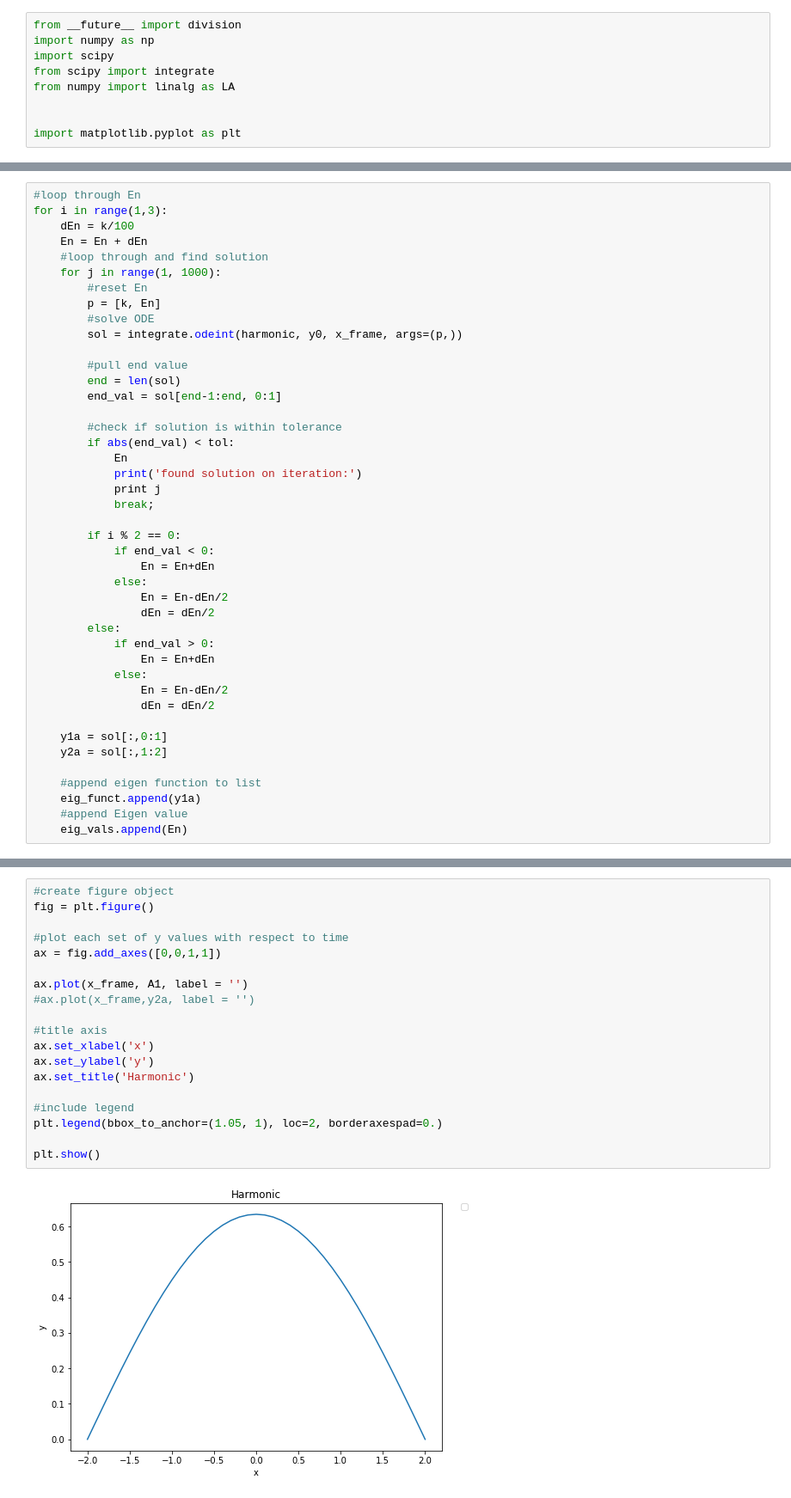
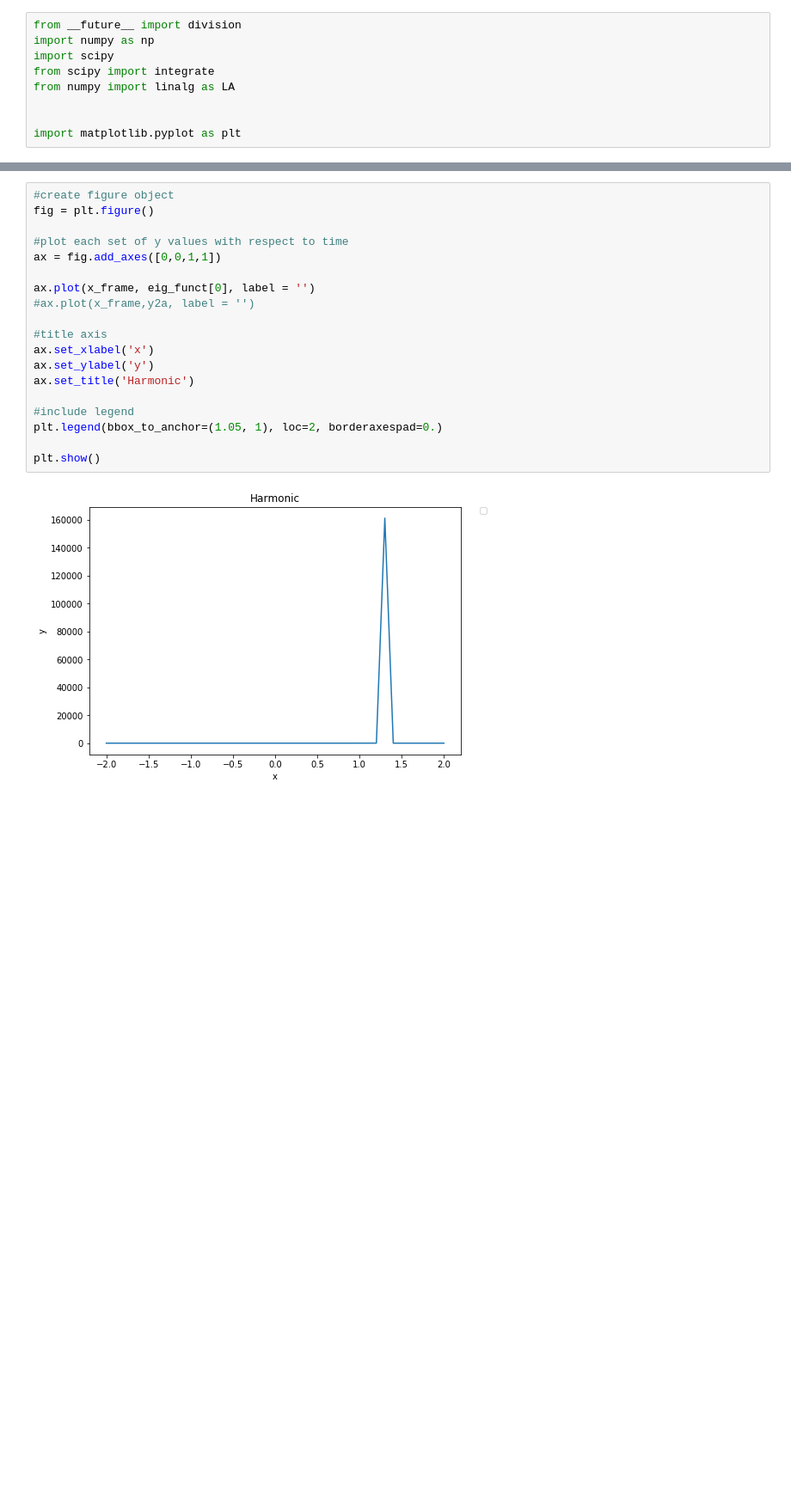
Before and after one commit to sspiel4/AMATH-581, a Jupyter notebook: hw2_BVPs/3A_BVP_non-linear_shooting_method - with plots.ipynb, the cells around one changed output, grey strips where cells are left out. Shown: that part at 86% size. Cells and saved outputs as stored; diff of their text form; blank space fills up the shorter version.

```diff
--- a/hw2_BVPs/3A_BVP_non-linear_shooting_method - with plots.ipynb
+++ b/hw2_BVPs/3A_BVP_non-linear_shooting_method - with plots.ipynb
@@ -86,43 +175,0 @@ found solution on iteration:
-# %%
-#loop through En
-for i in range(1,3):
-    dEn = k/100
-    En = En + dEn
-    #loop through and find solution
-    for j in range(1, 1000):
-        #reset En
-        p = [k, En]
-        #solve ODE
-        sol = integrate.odeint(harmonic, y0, x_frame, args=(p,))
-
-        #pull end value
-        end = len(sol)
-        end_val = sol[end-1:end, 0:1]
-
-        #check if solution is within tolerance
-        if abs(end_val) < tol:
-            En
-            print('found solution on iteration:')
-            print j
-            break;
-
-        if i % 2 == 0:
-            if end_val < 0:
-                En = En+dEn
-            else:
-                En = En-dEn/2
-                dEn = dEn/2
-        else:
-            if end_val > 0:
-                En = En+dEn
-            else:
-                En = En-dEn/2
-                dEn = dEn/2
-
-    y1a = sol[:,0:1]
-    y2a = sol[:,1:2]
-
-    #append eigen function to list
-    eig_funct.append(y1a)
-    #append Eigen value
-    eig_vals.append(En)
@@ -134,24 +178,24 @@ found solution on iteration:
 # %%
 #create figure object
 fig = plt.figure()
 
 #plot each set of y values with respect to time
 ax = fig.add_axes([0,0,1,1])
 
-ax.plot(x_frame, A1, label = '')
+ax.plot(x_frame, eig_funct[0], label = '')
 #ax.plot(x_frame,y2a, label = '')
 
 #title axis
 ax.set_xlabel('x')
 ax.set_ylabel('y')
 ax.set_title('Harmonic')
 
 #include legend
 plt.legend(bbox_to_anchor=(1.05, 1), loc=2, borderaxespad=0.)
 
 plt.show()
 # %% [output]
-[figure, old version]
+[figure, new version]
 # %%
 #create figure object
 fig = plt.figure()
```
Also changed, not shown: parts of 10 cells of this notebook, 4 other files.
